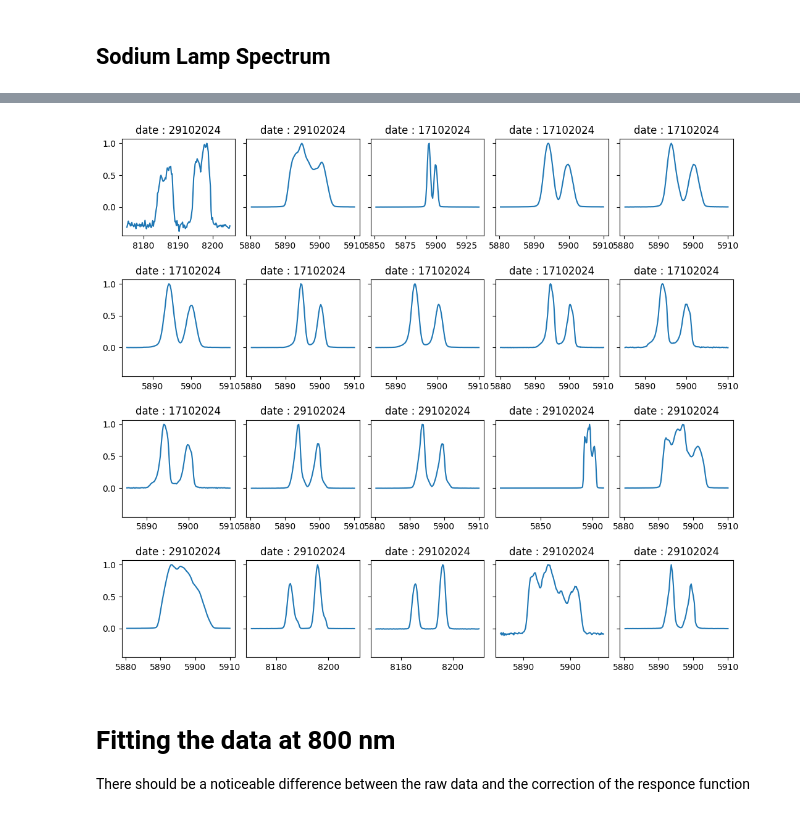
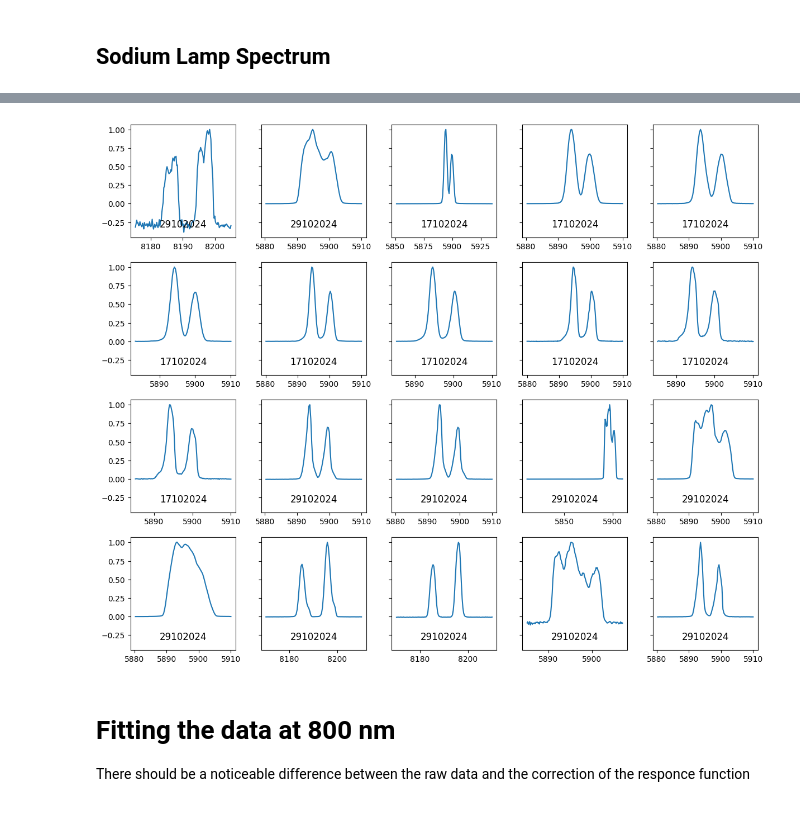
Before and after one commit to zar-hub/Lab_Materia_Condensata, a Jupyter notebook: Lab_Report.ipynb, the cells around one changed output, grey strips where cells are left out. Saved outputs shown, nothing was run; the diff lists cells and outputs as text; code cells hidden in the pictures.

```diff
--- a/Lab_Report.ipynb
+++ b/Lab_Report.ipynb
@@ -13,6 +13,15 @@ import matplotlib.pyplot as plt
 from mpl_toolkits.axes_grid1.inset_locator import inset_axes, mark_inset
 from matplotlib import rcParams
 import modules.utils as utils
+
+OUT_PATH = {
+    'figs_dir' : './figures',
+    'results_dir' : './results',
+}
+
+IN_PATH = {
+    'black_body_dir' : './raw_data/Black_Body_Radiation',
+}
 # %% [markdown]
 ## Black Body Radiation
 This is the cleaned spectrum of the Black Body. In this context the spectrum is 'cleaned' because the stepper motor encoder reads values with an error and the error stacks across the wl sweep.
@@ -32,0 +29,15 @@ Fitting dei dati del laboratorio sul modello. In particolare si vuole trovare il
+# %%
+from os import path
+
+# Black Body dataframe
+BB_Exp_df = pd.read_csv(path.join(OUT_PATH['results_dir'], 'black_body.csv'),
+                        dtype='float64',
+                        converters={'meta' : str})
+
+# the wl will be in nanometers but the data is in angstroms
+# so we must divide by 10 to get the correct units
+BB_Exp_df['wl'] = BB_Exp_df['wl'] / 10
+
+fig, ax = plt.subplots(figsize=(10, 6))
+ax.set_title('Black Body Radiation')
+ax.plot(BB_Exp_df['wl'], BB_Exp_df['mean'], label='Black Body Radiation')
@@ -130,23 +146,24 @@ Na_df.head()
 # %%
 # plot all the data
 fig, axs = plt.subplots(4, 5, figsize=(12, 10), sharey=True)
 fig.subplots_adjust(wspace=0.10, right=0.95,
                     hspace=0.45, top=0.95)
+fig.tight_layout()
 
 groups = Na_df.groupby('meta')
 for i, [name, group] in enumerate(groups):
     ax = axs.flatten()[i]
 
     # The data encapsulation is sooooo bad :*(
     mean = group.get('mean').values[0]
     wl = group.get('wl').values[0]
 
     # normalize the data
     mean = mean / mean.max()
     ax.plot(wl, mean)
-    ax.set_title(f'date : {group.get("date").values[0]}')
+    ax.set_title(f'{group.get("date").values[0]}', y = 0.05)
 # %% [output]
-[figure, old version]
+[figure, new version]
 # %% [markdown]
 # Fitting the data at 800 nm
 There should be a noticeable difference between the raw data and the correction of the responce function
```
Also changed, not shown: parts of 8 cells of this notebook, 5 other files.
